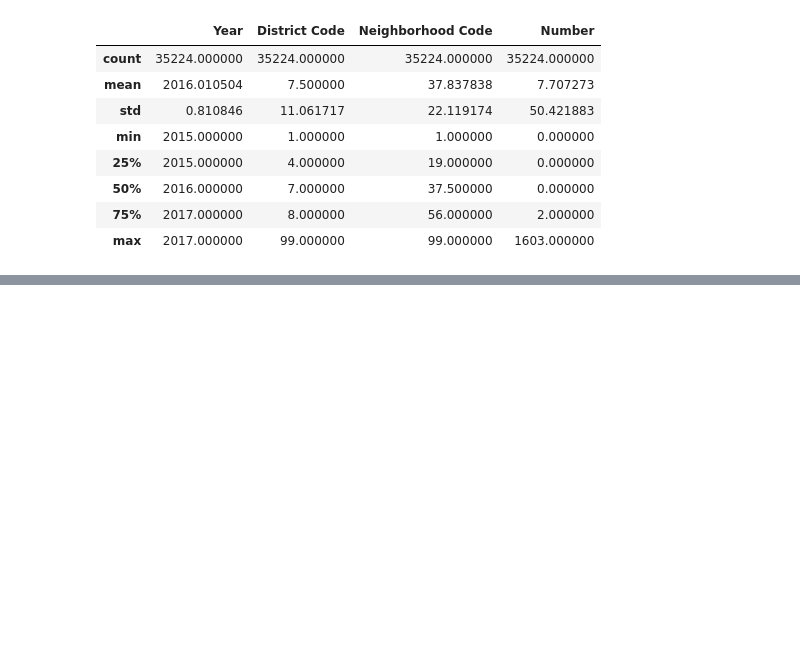
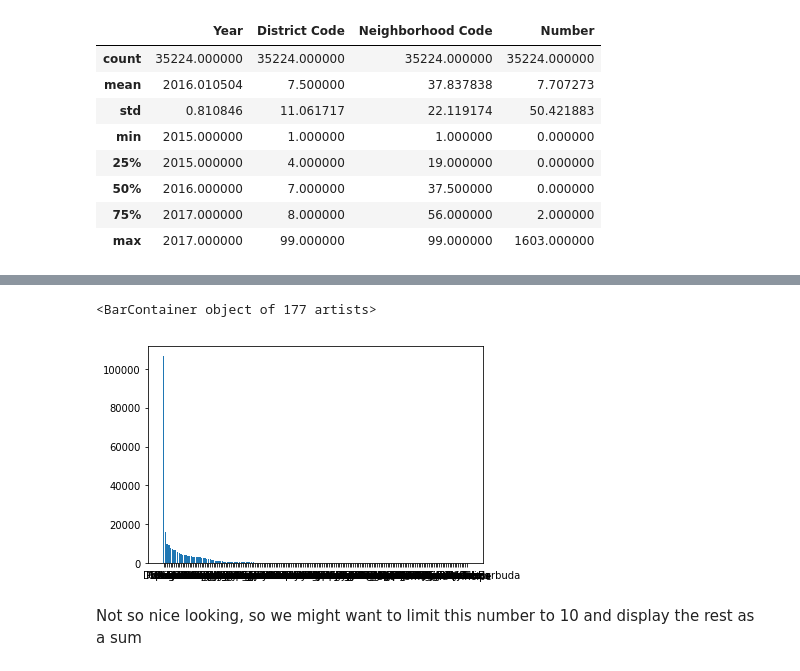
Before and after one commit to novajon/exploring-barcelona, a Jupyter notebook: Initial_Barcelona_Exploration.ipynb, the cells around one changed output, grey strips where cells are left out. Cells and saved outputs as stored; diff of their text form; code cells hidden in the pictures; blank space fills up the shorter version.

```diff
--- a/Initial_Barcelona_Exploration.ipynb
+++ b/Initial_Barcelona_Exploration.ipynb
@@ -78,0 +114,6 @@ immigrants_nationality[immigrants_nationality.Nationality == "Spain"]
+# %%
+origin_countries = list(pd.unique(immigrants_nationality["Nationality"]))
+# %%
+immigration_numbers = [sum(immigrants_nationality[immigrants_nationality["Nationality"]==country]["Number"]) for country in origin_countries]
+# %%
+origin_countries = [x for _,x in sorted(zip(immigration_numbers,origin_countries),reverse=True)]
@@ -78,0 +140,9 @@ immigrants_nationality[immigrants_nationality.Nationality == "Spain"]
+# %%
+immigration_numbers.sort(reverse=True)
+# %%
+plt.bar(origin_countries,immigration_numbers)
+# %% [output]
+<BarContainer object of 177 artists>
+[figure, added]
+# %% [markdown]
+Not so nice looking, so we might want to limit this number to 10 and display the rest as a sum
```
Also changed, not shown: parts of 15 cells of this notebook.
